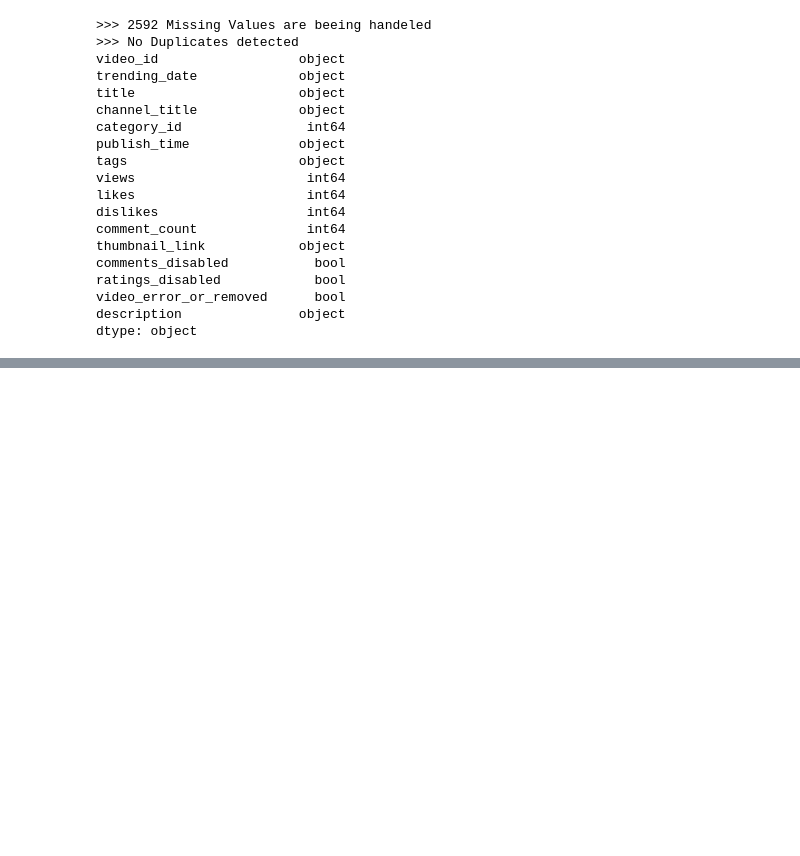
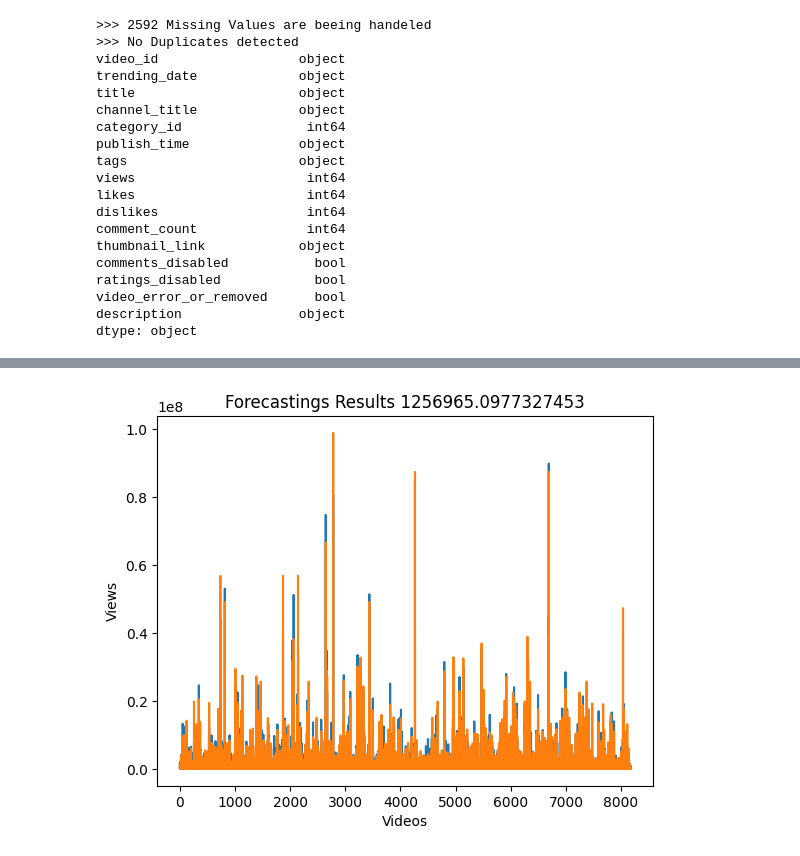
Before and after one commit to Malea-create/YouTube_Stats_Forecasting, a Jupyter notebook: src/data_prep.ipynb, the cells around one changed output, grey strips where cells are left out. Cells and saved outputs as stored; diff of their text form; code cells hidden in the pictures; blank space fills up the shorter version.

```diff
--- a/src/data_prep.ipynb
+++ b/src/data_prep.ipynb
@@ -100 +247,13 @@ text_features
+# %%
+import matplotlib.pyplot as plt
+
+plt.plot(y_test.reset_index(drop=True))
+plt.plot(y_pred)
+#plt.xlim(0, len(y_test))
+plt.title('Forecastings Results '+ str(rmse))
+plt.xlabel('Videos')
+plt.ylabel('Views')
+plt.show()
+# %% [output]
+[figure, added]
 # %%
```
Also changed, not shown: parts of 8 cells of this notebook, 1 other file.
